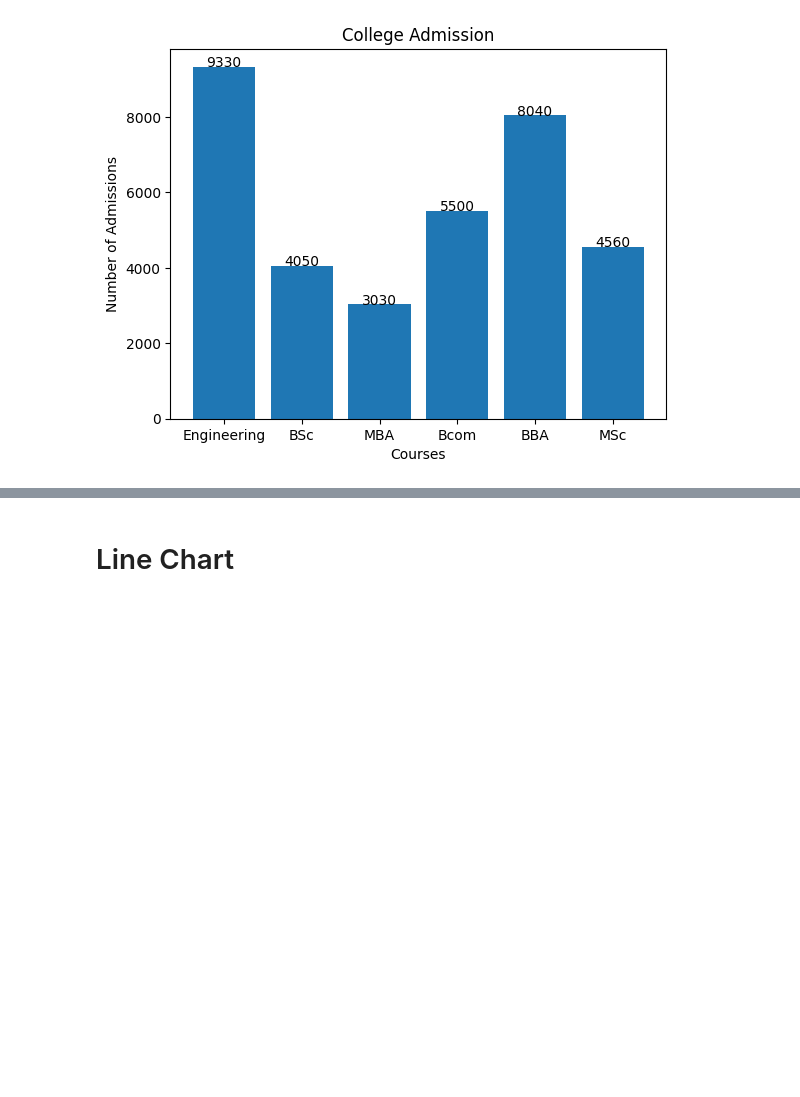
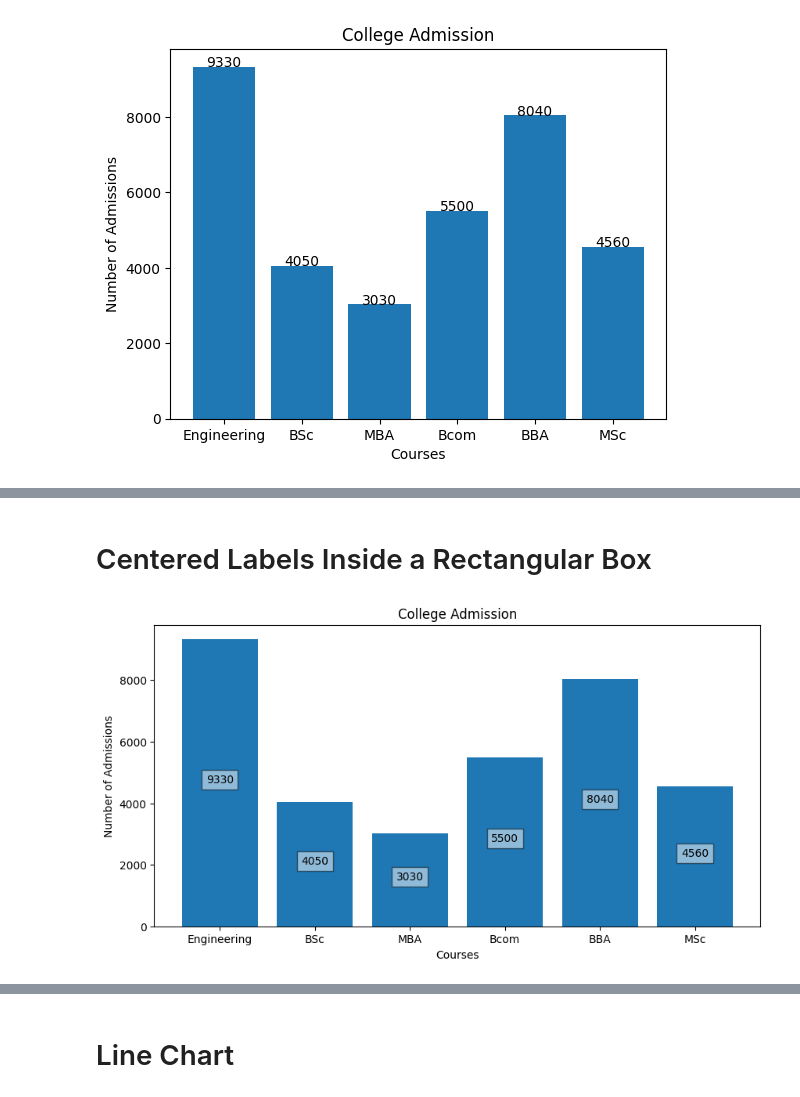
Before and after one commit to ngzhiwei517/NLP, a Jupyter notebook: Matplotlib.ipynb, the cells around one changed output, grey strips where cells are left out. Drawn from its saved outputs; the diff is of its cells as text; code cells hidden in the pictures; blank space fills up the shorter version.

```diff
--- a/Matplotlib.ipynb
+++ b/Matplotlib.ipynb
@@ -88,0 +158,33 @@ add_labels(x, y)
+# %% [markdown]
+# Centered Labels Inside a Rectangular Box
+# %%
+#i	        X-coordinate of the text — usually the center of the bar
+#y[i] // 2	Y-coordinate of the text — this places it halfway up the bar
+
+# Function to place labels at the center of each bar
+def add_labels(x, y):
+    for i in range(len(x)):
+        plt.text(i, y[i] // 2, y[i], ha='center',bbox=dict(facecolor='white', alpha=0.5))  # Placing text at half the bar height
+
+
+import matplotlib.pyplot as plt
+x = ["Engineering", "BSc", "MBA", "Bcom", "BBA", "MSc"]
+y = [9330, 4050, 3030, 5500, 8040, 4560]
+
+# Setting figure size
+plt.figure(figsize=(10, 5))
+
+# Creating bar chart
+plt.bar(x, y)
+
+# Adding value labels
+add_labels(x, y)
+
+# Adding title and labels
+plt.title("College Admission")
+plt.xlabel("Courses")
+plt.ylabel("Number of Admissions")
+
+plt.show()
+# %% [output]
+[figure, added]
```
Also changed, not shown: parts of 17 cells of this notebook.
